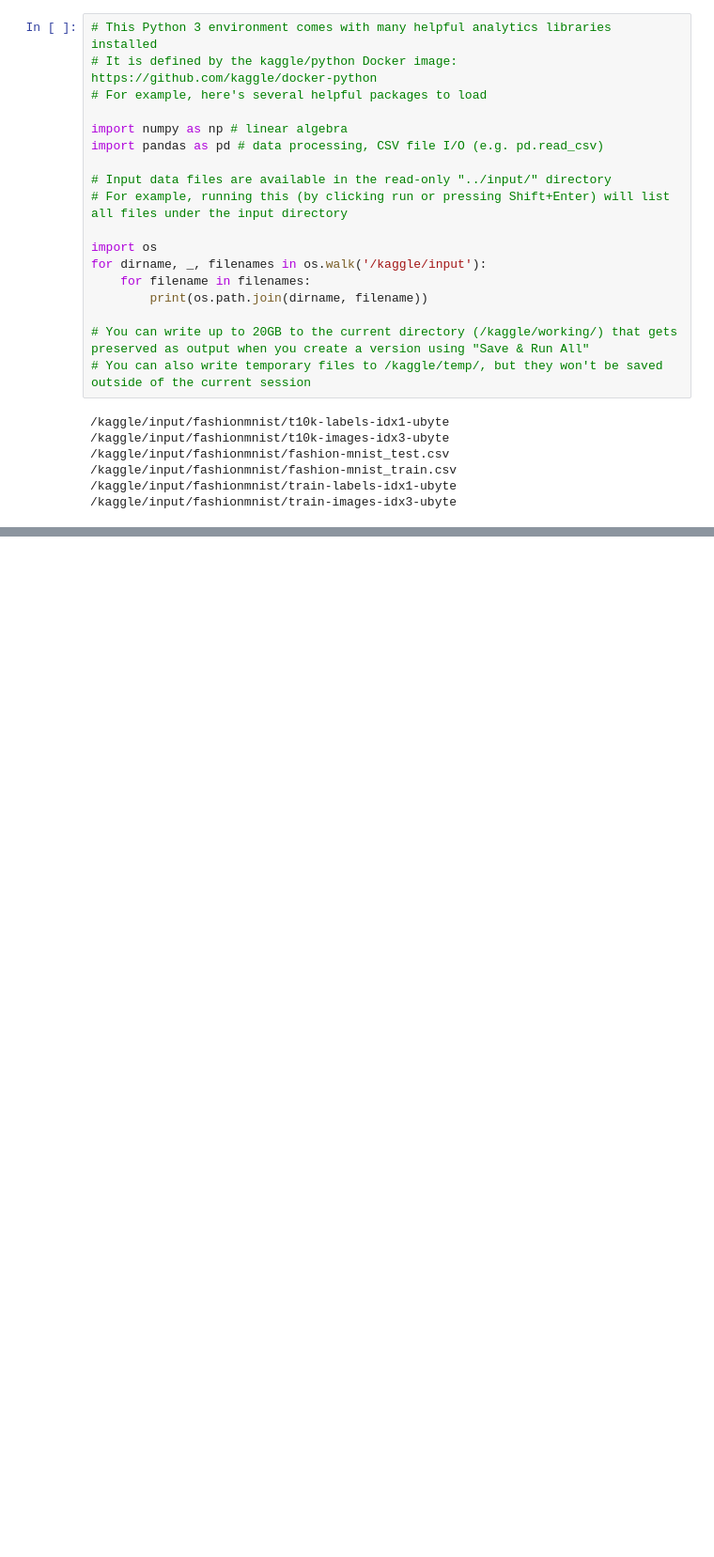
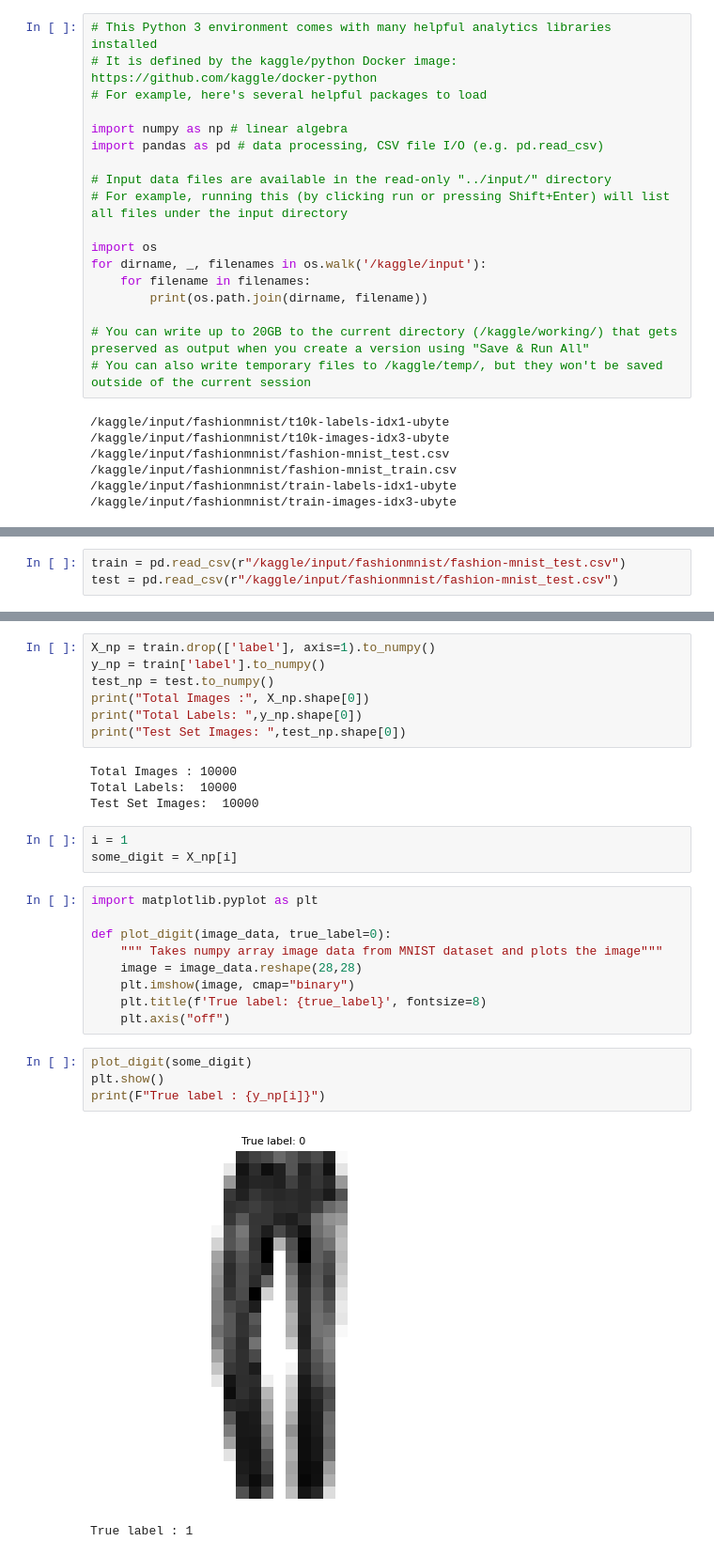
Before and after one commit to NietzscheDostoevsky/Kaggle_projetcs, a Jupyter notebook: fashion-mnist-1.ipynb, the cells around one changed output, grey strips where cells are left out. Shown: that part at 94% size. Drawn from its saved outputs; the diff is of its cells as text; blank space fills up the shorter version.

Commit message:
Data view

```diff
--- a/fashion-mnist-1.ipynb
+++ b/fashion-mnist-1.ipynb
@@ -25,0 +33,3 @@ for dirname, _, filenames in os.walk('/kaggle/input'):
+# %%
+train = pd.read_csv(r"/kaggle/input/fashionmnist/fashion-mnist_test.csv")
+test = pd.read_csv(r"/kaggle/input/fashionmnist/fashion-mnist_test.csv")
@@ -25,0 +49,30 @@ for dirname, _, filenames in os.walk('/kaggle/input'):
+# %%
+X_np = train.drop(['label'], axis=1).to_numpy()
+y_np = train['label'].to_numpy()
+test_np = test.to_numpy()
+print("Total Images :", X_np.shape[0])
+print("Total Labels: ",y_np.shape[0])
+print("Test Set Images: ",test_np.shape[0])
+# %% [output]
+Total Images : 10000
+Total Labels:  10000
+Test Set Images:  10000
+# %%
+i = 1
+some_digit = X_np[i]
+# %%
+import matplotlib.pyplot as plt
+
+def plot_digit(image_data, true_label=0):
+    """ Takes numpy array image data from MNIST dataset and plots the image"""
+    image = image_data.reshape(28,28)
+    plt.imshow(image, cmap="binary")
+    plt.title(f'True label: {true_label}', fontsize=8)
+    plt.axis("off")
+# %%
+plot_digit(some_digit)
+plt.show()
+print(F"True label : {y_np[i]}")
+# %% [output]
+[figure, added]
+True label : 1
```
Also changed, not shown: parts of 4 cells of this notebook.
